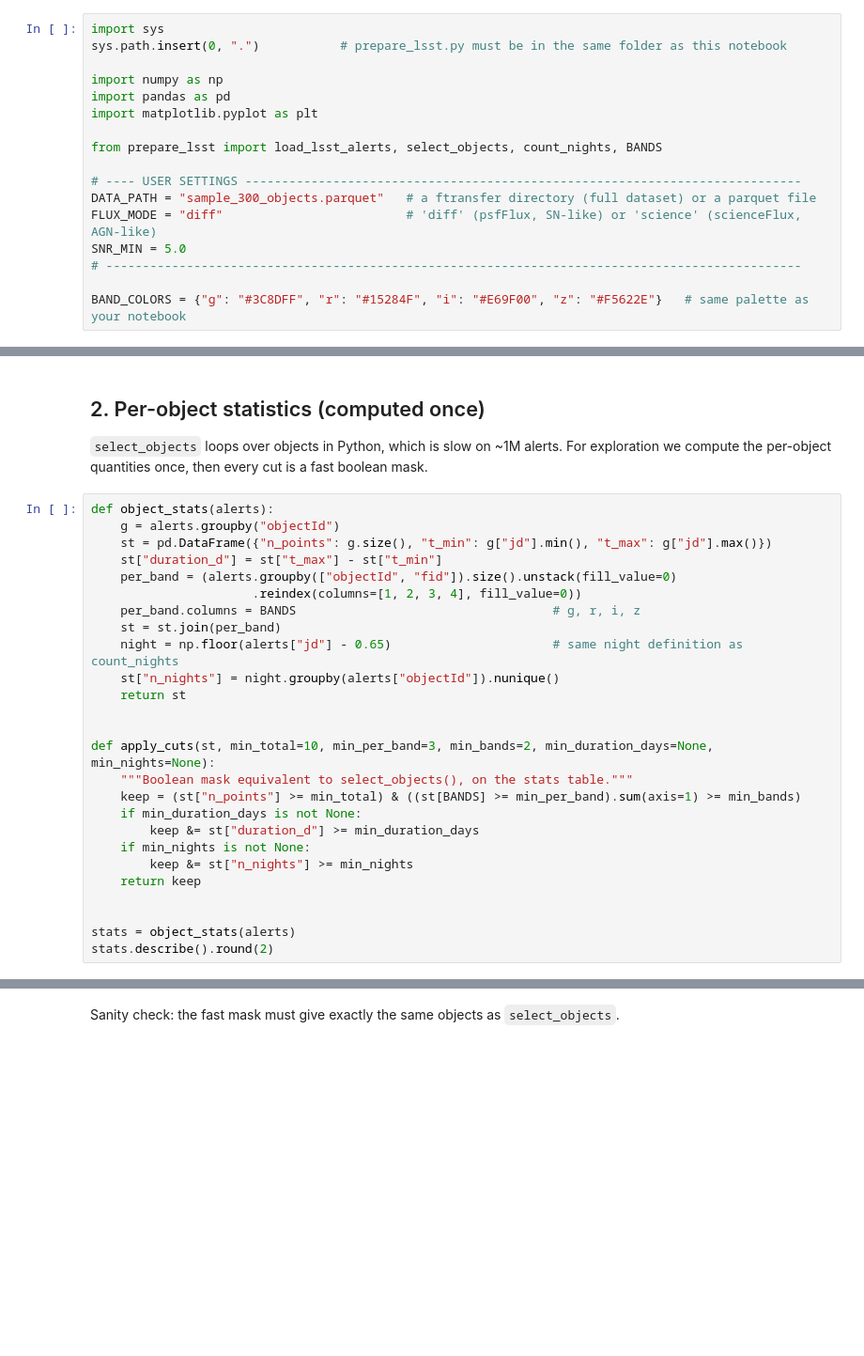
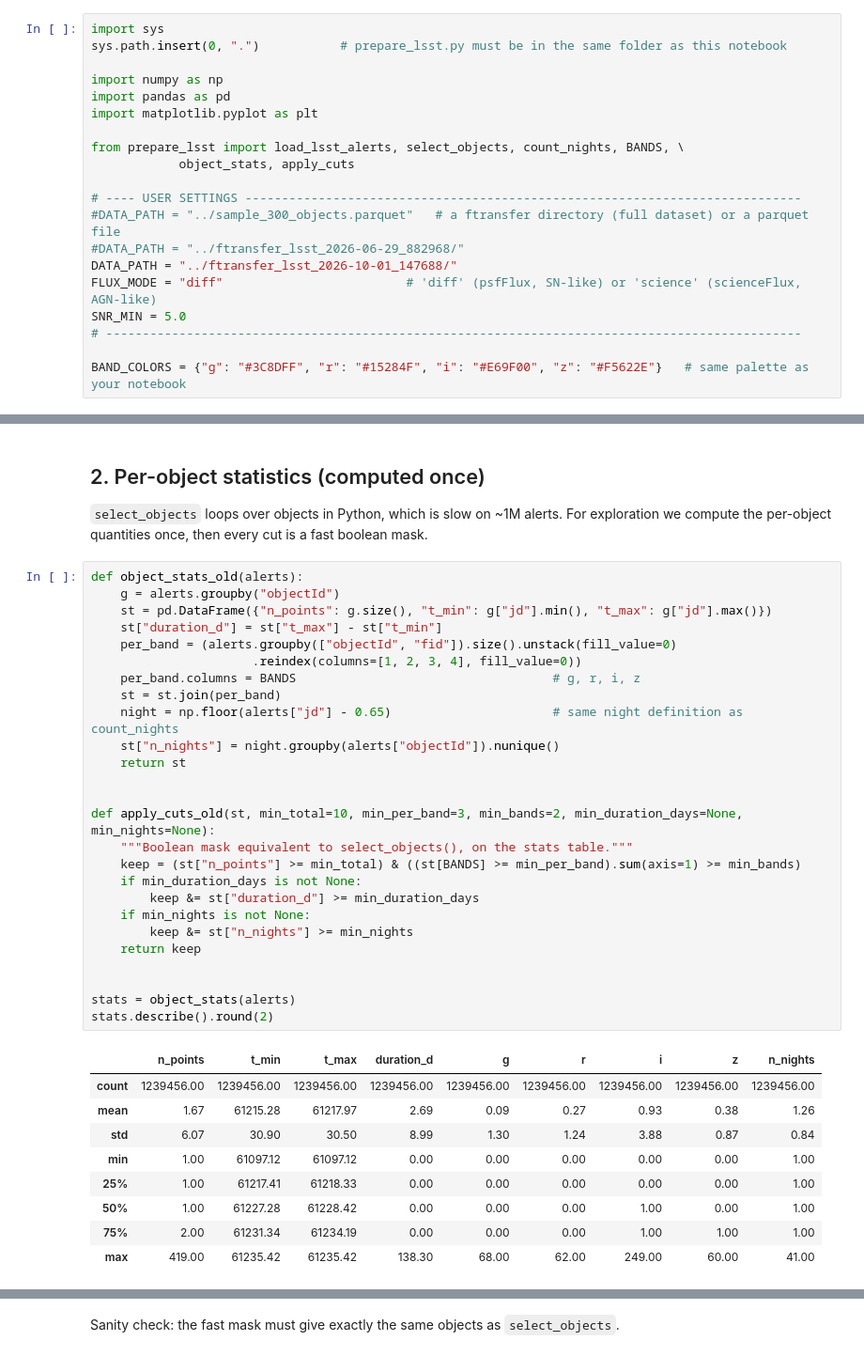
Before and after one commit to jecampagne/astro-mtan, a Jupyter notebook: explore_filters_lsst.ipynb, the cells around one changed output, grey strips where cells are left out. Shown at 94% size. Cells and saved outputs as stored; diff of their text form; blank space fills up the shorter version.

```diff
--- a/explore_filters_lsst.ipynb
+++ b/explore_filters_lsst.ipynb
@@ -17,10 +17,13 @@ import numpy as np
 import pandas as pd
 import matplotlib.pyplot as plt
 
-from prepare_lsst import load_lsst_alerts, select_objects, count_nights, BANDS
+from prepare_lsst import load_lsst_alerts, select_objects, count_nights, BANDS, \
+            object_stats, apply_cuts
 
 # ---- USER SETTINGS ----------------------------------------------------------------------------
-DATA_PATH = "sample_300_objects.parquet"   # a ftransfer directory (full dataset) or a parquet file
+#DATA_PATH = "../sample_300_objects.parquet"   # a ftransfer directory (full dataset) or a parquet file
+#DATA_PATH = "../ftransfer_lsst_2026-06-29_882968/"
+DATA_PATH = "../ftransfer_lsst_2026-10-01_147688/"
 FLUX_MODE = "diff"                         # 'diff' (psfFlux, SN-like) or 'science' (scienceFlux, AGN-like)
 SNR_MIN = 5.0
 # -----------------------------------------------------------------------------------------------
@@ -44,28 +58,38 @@ alerts.head()
 `select_objects` loops over objects in Python, which is slow on ~1M alerts.
 For exploration we compute the per-object quantities once, then every cut is a fast boolean mask.
 # %%
-def object_stats(alerts):
+def object_stats_old(alerts):
     g = alerts.groupby("objectId")
     st = pd.DataFrame({"n_points": g.size(), "t_min": g["jd"].min(), "t_max": g["jd"].max()})
     st["duration_d"] = st["t_max"] - st["t_min"]
     per_band = (alerts.groupby(["objectId", "fid"]).size().unstack(fill_value=0)
                       .reindex(columns=[1, 2, 3, 4], fill_value=0))
     per_band.columns = BANDS                                   # g, r, i, z
     st = st.join(per_band)
     night = np.floor(alerts["jd"] - 0.65)                      # same night definition as count_nights
     st["n_nights"] = night.groupby(alerts["objectId"]).nunique()
     return st
 
 
-def apply_cuts(st, min_total=10, min_per_band=3, min_bands=2, min_duration_days=None, min_nights=None):
+def apply_cuts_old(st, min_total=10, min_per_band=3, min_bands=2, min_duration_days=None, min_nights=None):
     """Boolean mask equivalent to select_objects(), on the stats table."""
     keep = (st["n_points"] >= min_total) & ((st[BANDS] >= min_per_band).sum(axis=1) >= min_bands)
     if min_duration_days is not None:
         keep &= st["duration_d"] >= min_duration_days
     if min_nights is not None:
         keep &= st["n_nights"] >= min_nights
     return keep
 
 
 stats = object_stats(alerts)
 stats.describe().round(2)
+# %% [output]
+|  | n_points | t_min | t_max | duration_d | g | r | i | z | n_nights |
+| count | 1239456.00 | 1239456.00 | 1239456.00 | 1239456.00 | 1239456.00 | 1239456.00 | 1239456.00 | 1239456.00 | 1239456.00 |
+| mean | 1.67 | 61215.28 | 61217.97 | 2.69 | 0.09 | 0.27 | 0.93 | 0.38 | 1.26 |
+| std | 6.07 | 30.90 | 30.50 | 8.99 | 1.30 | 1.24 | 3.88 | 0.87 | 0.84 |
+| min | 1.00 | 61097.12 | 61097.12 | 0.00 | 0.00 | 0.00 | 0.00 | 0.00 | 1.00 |
+| 25% | 1.00 | 61217.41 | 61218.33 | 0.00 | 0.00 | 0.00 | 0.00 | 0.00 | 1.00 |
+| 50% | 1.00 | 61227.28 | 61228.42 | 0.00 | 0.00 | 0.00 | 1.00 | 0.00 | 1.00 |
+| 75% | 2.00 | 61231.34 | 61234.19 | 0.00 | 0.00 | 0.00 | 1.00 | 1.00 | 1.00 |
+| max | 419.00 | 61235.42 | 61235.42 | 138.30 | 68.00 | 62.00 | 249.00 | 60.00 | 41.00 |
```
Also changed, not shown: parts of 14 cells of this notebook, 4 other files.
